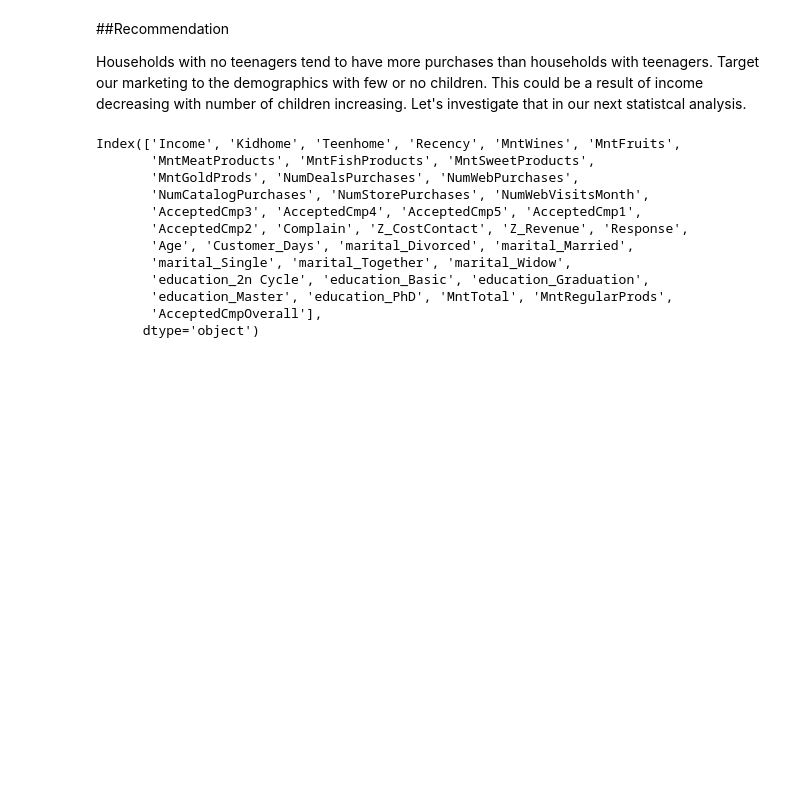
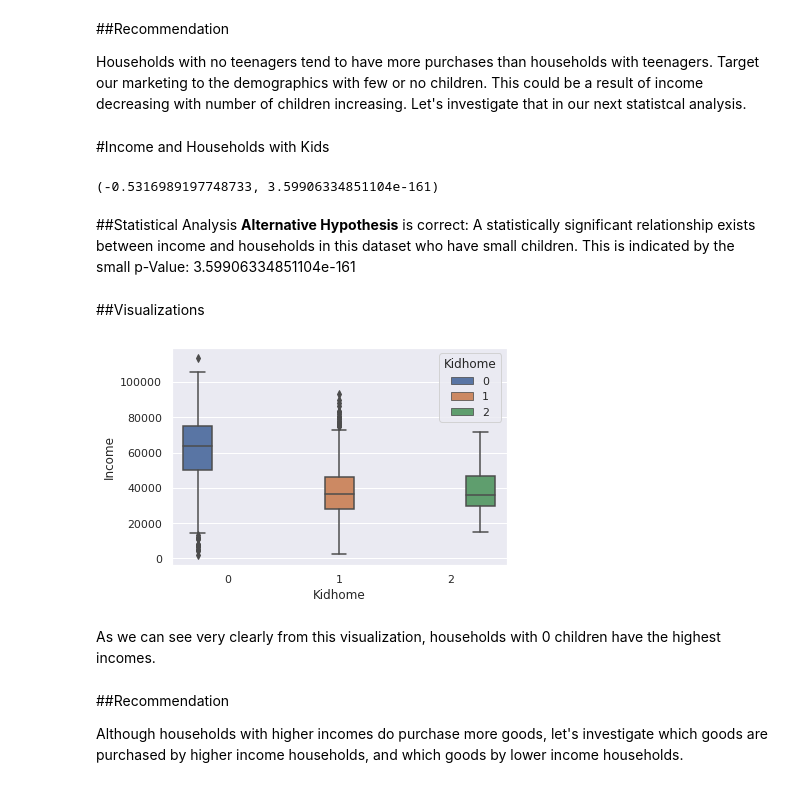
Before and after one commit to clanderson23/Grocery-Analysis, a Jupyter notebook: Grocery_Market_Analysis.ipynb, the cells around one changed output. Cells and saved outputs as stored; diff of their text form; code cells hidden in the pictures; blank space fills up the shorter version.

```diff
--- a/Grocery_Market_Analysis.ipynb
+++ b/Grocery_Market_Analysis.ipynb
@@ -217,19 +217,25 @@ From the above measures, we can conclude that households with less teens in the
 ##Recommendation
 
 Households with no teenagers tend to have more purchases than households with teenagers. Target our marketing to the demographics with few or no children. This could be a result of income decreasing with number of children increasing. Let's investigate that in our next statistcal analysis.
-# %%
-#column names
-market_df.columns
-# %% [output]
-Index(['Income', 'Kidhome', 'Teenhome', 'Recency', 'MntWines', 'MntFruits',
-       'MntMeatProducts', 'MntFishProducts', 'MntSweetProducts',
-       'MntGoldProds', 'NumDealsPurchases', 'NumWebPurchases',
-       'NumCatalogPurchases', 'NumStorePurchases', 'NumWebVisitsMonth',
-       'AcceptedCmp3', 'AcceptedCmp4', 'AcceptedCmp5', 'AcceptedCmp1',
-       'AcceptedCmp2', 'Complain', 'Z_CostContact', 'Z_Revenue', 'Response',
-       'Age', 'Customer_Days', 'marital_Divorced', 'marital_Married',
-       'marital_Single', 'marital_Together', 'marital_Widow',
-       'education_2n Cycle', 'education_Basic', 'education_Graduation',
-       'education_Master', 'education_PhD', 'MntTotal', 'MntRegularProds',
-       'AcceptedCmpOverall'],
-      dtype='object')
+# %% [markdown]
+#Income and Households with Kids
+# %%
+stats.pearsonr(market_df['Kidhome'], market_df['Income'])
+# %% [output]
+(-0.5316989197748733, 3.59906334851104e-161)
+# %% [markdown]
+##Statistical Analysis
+**Alternative Hypothesis** is correct: A statistically significant relationship exists between income and households in this dataset who have small children. This is indicated by the small p-Value: 3.59906334851104e-161
+# %% [markdown]
+##Visualizations
+# %%
+sns.boxplot(y= 'Income', x='Kidhome', data= market_df, hue='Kidhome')
+plt.ioff()
+# %% [output]
+[figure, added]
+# %% [markdown]
+As we can see very clearly from this visualization, households with 0 children have the highest incomes.
+# %% [markdown]
+##Recommendation
+
+Although households with higher incomes do purchase more goods, let's investigate which goods are purchased by higher income households, and which goods by lower income households.
```
Also changed, not shown: parts of 20 cells of this notebook.
